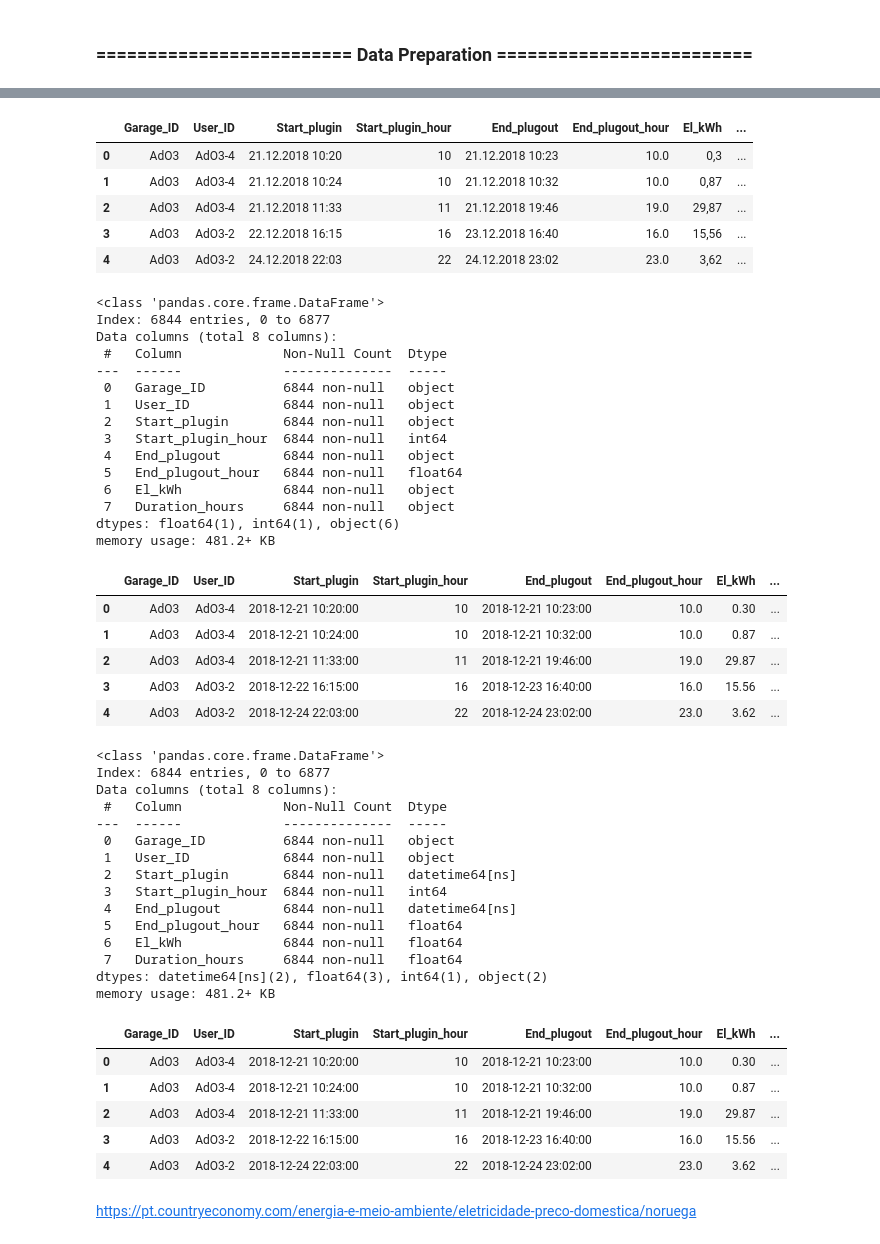
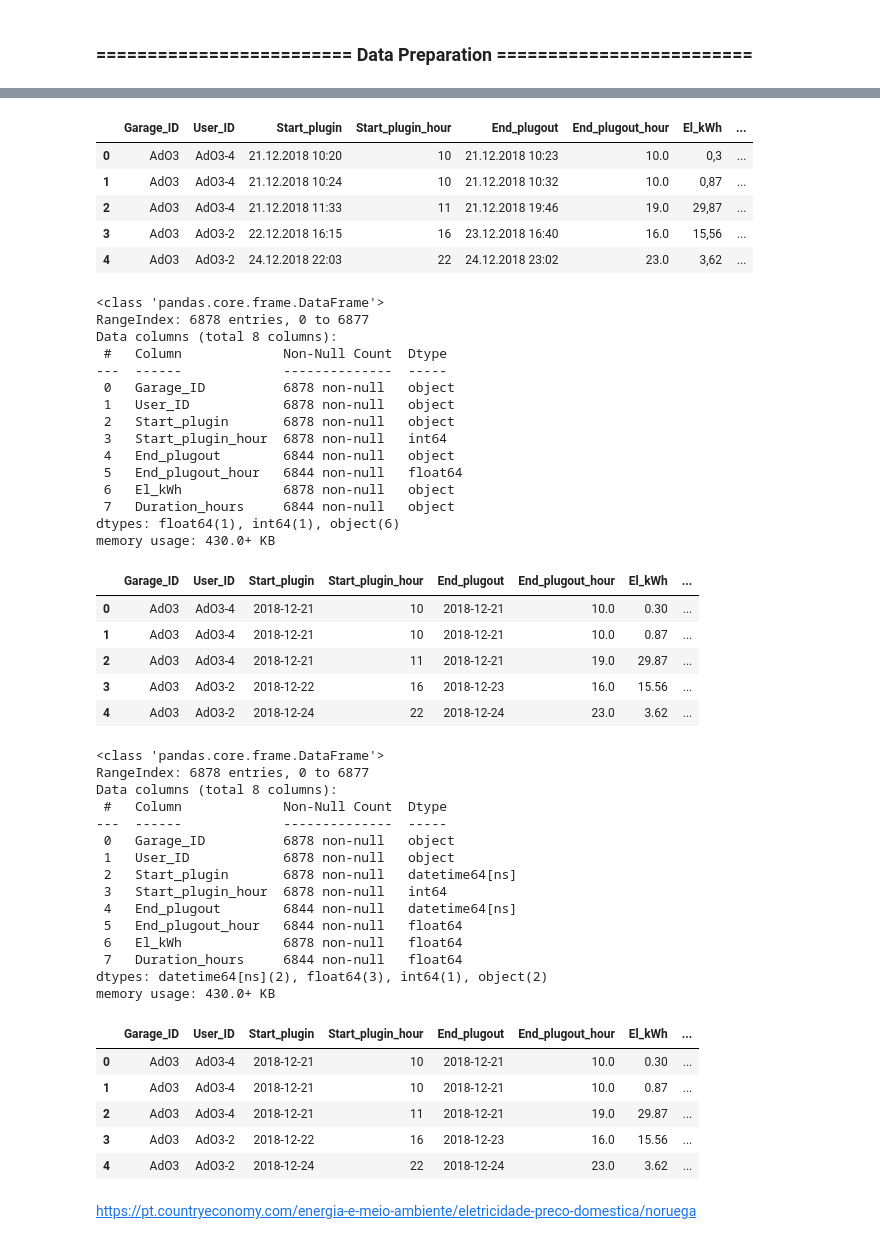
Before and after one commit to caduoliveira1302/TimeSeries-EVCharging, a Jupyter notebook: timeseries.ipynb, the cells around one changed output, grey strips where cells are left out. Cells and saved outputs as stored; diff of their text form; code cells hidden in the pictures.

```diff
--- a/timeseries.ipynb
+++ b/timeseries.ipynb
@@ -104,3 +87,0 @@ df[df["Duration_hours"].isna()]
-# %%
-df = df.dropna()
-df.isnull().sum()
@@ -136,54 +101,64 @@ df.info()
 | 3 | AdO3 | AdO3-2 | 22.12.2018 16:15 | 16 | 23.12.2018 16:40 | 16.0 | 15,56 | ... |
 | 4 | AdO3 | AdO3-2 | 24.12.2018 22:03 | 22 | 24.12.2018 23:02 | 23.0 | 3,62 | ... |
 <class 'pandas.core.frame.DataFrame'>
-Index: 6844 entries, 0 to 6877
+RangeIndex: 6878 entries, 0 to 6877
 Data columns (total 8 columns):
  #   Column             Non-Null Count  Dtype
 ---  ------             --------------  -----
- 0   Garage_ID          6844 non-null   object
- 1   User_ID            6844 non-null   object
- 2   Start_plugin       6844 non-null   object
- 3   Start_plugin_hour  6844 non-null   int64
+ 0   Garage_ID          6878 non-null   object
+ 1   User_ID            6878 non-null   object
+ 2   Start_plugin       6878 non-null   object
+ 3   Start_plugin_hour  6878 non-null   int64
  4   End_plugout        6844 non-null   object
  5   End_plugout_hour   6844 non-null   float64
- 6   El_kWh             6844 non-null   object
+ 6   El_kWh             6878 non-null   object
  7   Duration_hours     6844 non-null   object
 dtypes: float64(1), int64(1), object(6)
-memory usage: 481.2+ KB
+memory usage: 430.0+ KB
 # %%
 #El_kWh: object --> float
 #Duration_hours: objetc --> float
 #Start_plugin and End_plugout: object --> datetime
 
 df["El_kWh"] = df['El_kWh'].str.replace(',', '.').astype(float)
+
 df["Duration_hours"] = df['Duration_hours'].str.replace(',', '.').astype(float)
-df["Start_plugin"] = pd.to_datetime(df["Start_plugin"], format='%d.%m.%Y %H:%M')
-df["End_plugout"] = pd.to_datetime(df["End_plugout"], format='%d.%m.%Y %H:%M')
+
+df['Start_plugin'] = df['Start_plugin'].str.split(' ').str[0]
+df["Start_plugin"] = pd.to_datetime(df["Start_plugin"])
+# df["Start_plugin"] = df["Start_plugin"].dt.strftime('%d/%m/%Y')
+# df["Start_plugin"] = pd.to_datetime(df["Start_plugin"], format='%d/%m/%Y')
+
+
+df['End_plugout'] = df['End_plugout'].str.split(' ').str[0]
+df["End_plugout"] = pd.to_datetime(df["End_plugout"])
+# df["End_plugout"] = df["End_plugout"].dt.strftime('%d/%m/%Y')
+# df["End_plugout"] = pd.to_datetime(df["End_plugout"], format='%d/%m/%Y')
 
 display(df.head())
 df.info()
 # %% [output]
 |  | Garage_ID | User_ID | Start_plugin | Start_plugin_hour | End_plugout | End_plugout_hour | El_kWh | ... |
-| 0 | AdO3 | AdO3-4 | 2018-12-21 10:20:00 | 10 | 2018-12-21 10:23:00 | 10.0 | 0.30 | ... |
-| 1 | AdO3 | AdO3-4 | 2018-12-21 10:24:00 | 10 | 2018-12-21 10:32:00 | 10.0 | 0.87 | ... |
-| 2 | AdO3 | AdO3-4 | 2018-12-21 11:33:00 | 11 | 2018-12-21 19:46:00 | 19.0 | 29.87 | ... |
-| 3 | AdO3 | AdO3-2 | 2018-12-22 16:15:00 | 16 | 2018-12-23 16:40:00 | 16.0 | 15.56 | ... |
-| 4 | AdO3 | AdO3-2 | 2018-12-24 22:03:00 | 22 | 2018-12-24 23:02:00 | 23.0 | 3.62 | ... |
+| 0 | AdO3 | AdO3-4 | 2018-12-21 | 10 | 2018-12-21 | 10.0 | 0.30 | ... |
+| 1 | AdO3 | AdO3-4 | 2018-12-21 | 10 | 2018-12-21 | 10.0 | 0.87 | ... |
+| 2 | AdO3 | AdO3-4 | 2018-12-21 | 11 | 2018-12-21 | 19.0 | 29.87 | ... |
+| 3 | AdO3 | AdO3-2 | 2018-12-22 | 16 | 2018-12-23 | 16.0 | 15.56 | ... |
+| 4 | AdO3 | AdO3-2 | 2018-12-24 | 22 | 2018-12-24 | 23.0 | 3.62 | ... |
 <class 'pandas.core.frame.DataFrame'>
-Index: 6844 entries, 0 to 6877
+RangeIndex: 6878 entries, 0 to 6877
 Data columns (total 8 columns):
  #   Column             Non-Null Count  Dtype
 ---  ------             --------------  -----
- 0   Garage_ID          6844 non-null   object
- 1   User_ID            6844 non-null   object
- 2   Start_plugin       6844 non-null   datetime64[ns]
- 3   Start_plugin_hour  6844 non-null   int64
+ 0   Garage_ID          6878 non-null   object
+ 1   User_ID            6878 non-null   object
+ 2   Start_plugin       6878 non-null   datetime64[ns]
+ 3   Start_plugin_hour  6878 non-null   int64
  4   End_plugout        6844 non-null   datetime64[ns]
  5   End_plugout_hour   6844 non-null   float64
- 6   El_kWh             6844 non-null   float64
+ 6   El_kWh             6878 non-null   float64
  7   Duration_hours     6844 non-null   float64
 dtypes: datetime64[ns](2), float64(3), int64(1), object(2)
-memory usage: 481.2+ KB
+memory usage: 430.0+ KB
 # %%
 #Creating a new column that is also going to be predicted
 #The dataset is from Norway, so we search about the cost of 1khw there and we r using the found values (in R$) to create the new feature
@@ -197,10 +172,10 @@ df['Cost(R$)'] = [kwh*random_number for kwh in df['El_kWh']]
 df.head()
 # %% [output]
 |  | Garage_ID | User_ID | Start_plugin | Start_plugin_hour | End_plugout | End_plugout_hour | El_kWh | ... |
-| 0 | AdO3 | AdO3-4 | 2018-12-21 10:20:00 | 10 | 2018-12-21 10:23:00 | 10.0 | 0.30 | ... |
-| 1 | AdO3 | AdO3-4 | 2018-12-21 10:24:00 | 10 | 2018-12-21 10:32:00 | 10.0 | 0.87 | ... |
-| 2 | AdO3 | AdO3-4 | 2018-12-21 11:33:00 | 11 | 2018-12-21 19:46:00 | 19.0 | 29.87 | ... |
-| 3 | AdO3 | AdO3-2 | 2018-12-22 16:15:00 | 16 | 2018-12-23 16:40:00 | 16.0 | 15.56 | ... |
-| 4 | AdO3 | AdO3-2 | 2018-12-24 22:03:00 | 22 | 2018-12-24 23:02:00 | 23.0 | 3.62 | ... |
+| 0 | AdO3 | AdO3-4 | 2018-12-21 | 10 | 2018-12-21 | 10.0 | 0.30 | ... |
+| 1 | AdO3 | AdO3-4 | 2018-12-21 | 10 | 2018-12-21 | 10.0 | 0.87 | ... |
+| 2 | AdO3 | AdO3-4 | 2018-12-21 | 11 | 2018-12-21 | 19.0 | 29.87 | ... |
+| 3 | AdO3 | AdO3-2 | 2018-12-22 | 16 | 2018-12-23 | 16.0 | 15.56 | ... |
+| 4 | AdO3 | AdO3-2 | 2018-12-24 | 22 | 2018-12-24 | 23.0 | 3.62 | ... |
 # %% [markdown]
 https://pt.countryeconomy.com/energia-e-meio-ambiente/eletricidade-preco-domestica/noruega
```
Also changed, not shown: parts of 14 cells of this notebook.
